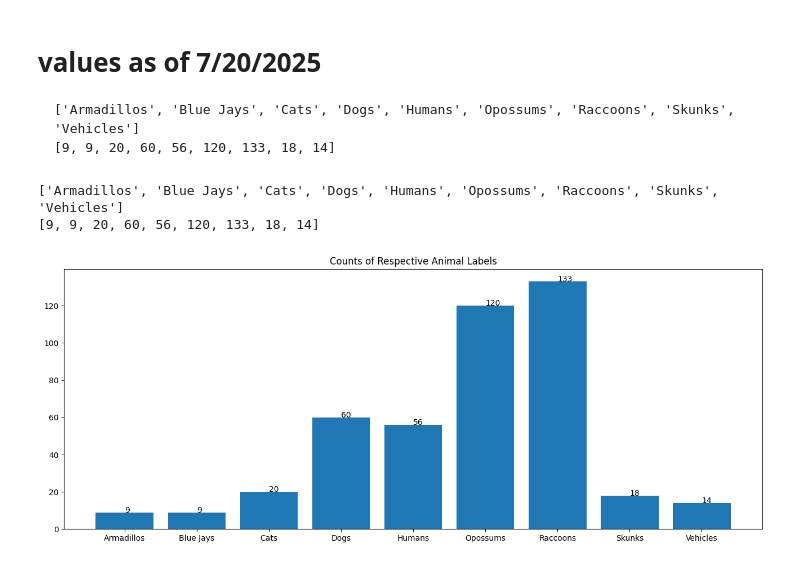
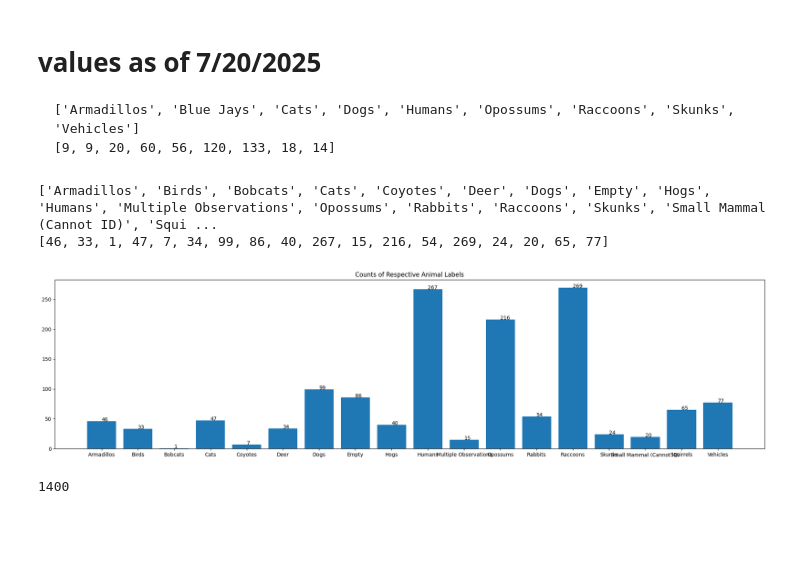
Before and after one commit to rileystuartmyers/Houston-Ecology-Model, a Jupyter notebook: Preprocessing/MetadataPreprocessing.ipynb, the cells around one changed output. Saved outputs shown, nothing was run; the diff lists cells and outputs as text; code cells hidden in the pictures; blank space fills up the shorter version.

```diff
--- a/Preprocessing/MetadataPreprocessing.ipynb
+++ b/Preprocessing/MetadataPreprocessing.ipynb
@@ -104,33 +104,37 @@ sorted_parent = r"E:\Big Datasets\HLH (2022 - 2024)\Sorted"
 # %%
 labels = []
 values = []
 
 for root, dirs, files in os.walk(sorted_parent):
 
     labels.append(root)
     values.append(len(files))
 
 
 for i, x in enumerate(labels):
 
     labels[i] = labels[i][41:]
 
 
 labels.remove('')
 values.remove(values[0])
 
-plt.figure(figsize=(16, 6))
+plt.figure(figsize=(25, 6))
 plt.bar(labels, values, width = 0.8)
 
 for i in range(len(labels)):
 
     plt.text(i, values[i], values[i])
 
 plt.title("Counts of Respective Animal Labels")
 
 print(labels)
 print(values)
 # %% [output]
-['Armadillos', 'Blue Jays', 'Cats', 'Dogs', 'Humans', 'Opossums', 'Raccoons', 'Skunks', 'Vehicles']
-[9, 9, 20, 60, 56, 120, 133, 18, 14]
+['Armadillos', 'Birds', 'Bobcats', 'Cats', 'Coyotes', 'Deer', 'Dogs', 'Empty', 'Hogs', 'Humans', 'Multiple Observations', 'Opossums', 'Rabbits', 'Raccoons', 'Skunks', 'Small Mammal (Cannot ID)', 'Squi ...
+[46, 33, 1, 47, 7, 34, 99, 86, 40, 267, 15, 216, 54, 269, 24, 20, 65, 77]
-[figure, old version]
+[figure, new version]
+# %%
+print(sum(len(files) for subdir, dirs, files in os.walk(sorted_parent)))
+# %% [output]
+1400
```
Also changed, not shown: parts of 2 cells of this notebook.
